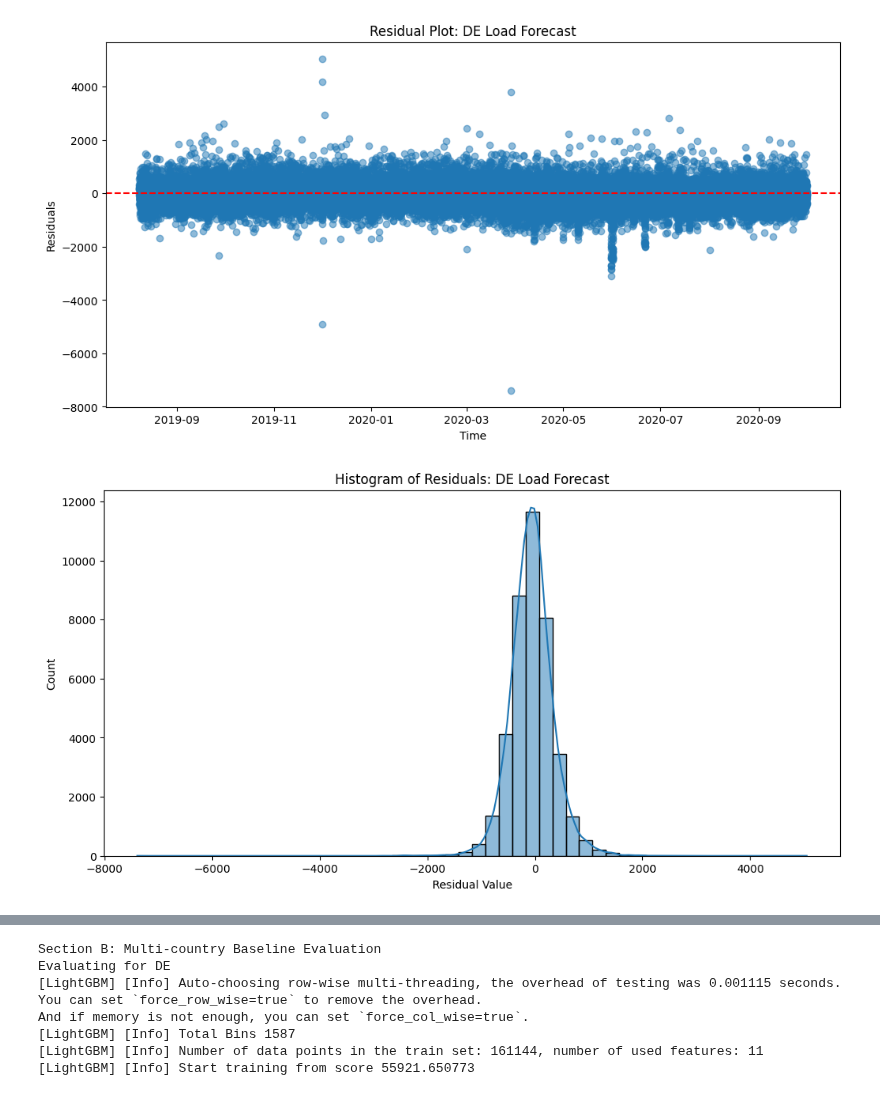
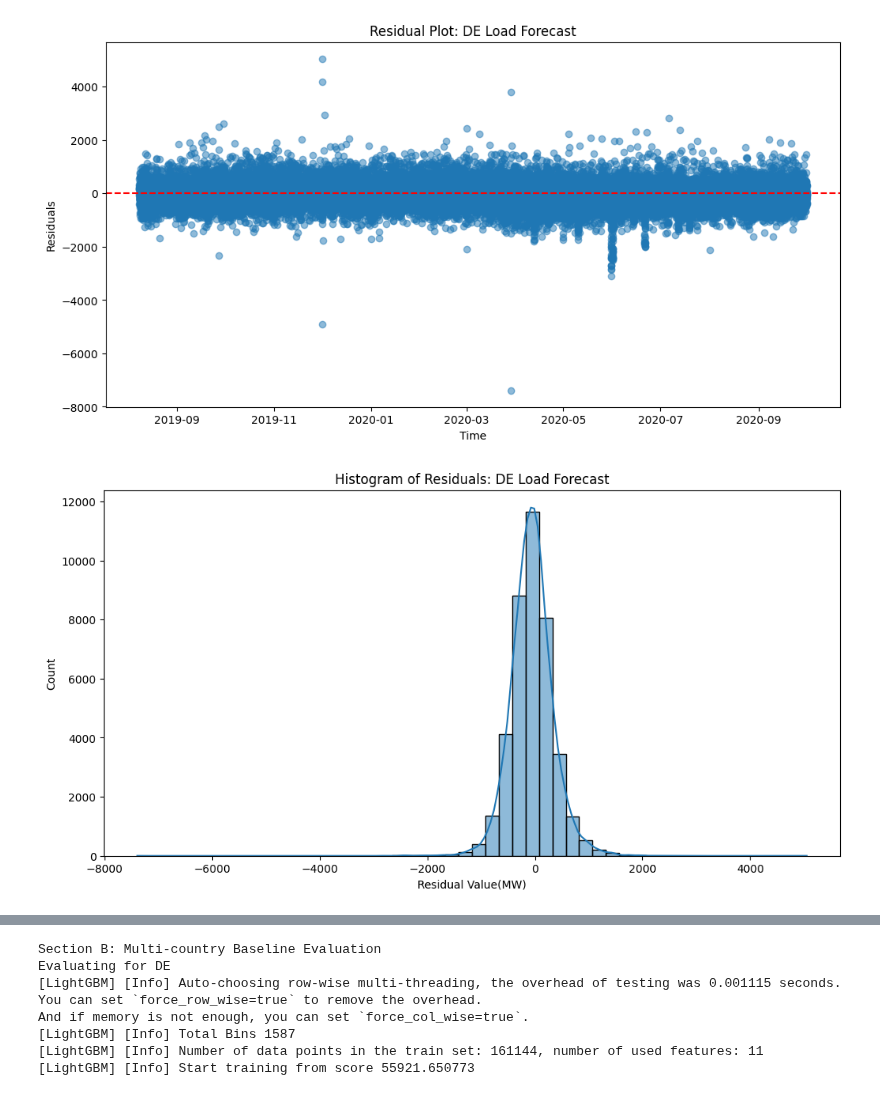
Before and after one commit to Phionanamugga/Energy_Projects, a Jupyter notebook: load_forecasting.ipynb, the cells around one changed output, grey strips where cells are left out. Drawn from its saved outputs; the diff is of its cells as text; code cells hidden in the pictures.

```diff
--- a/load_forecasting.ipynb
+++ b/load_forecasting.ipynb
@@ -598,11 +598,11 @@ plt.show()
 # %%
 # Added: 6. Error histogram with KDE (error distribution analysis)
 plt.figure(figsize=(12,6))
 sns.histplot(residuals, kde=True, bins=50)
 plt.title('Histogram of Residuals: DE Load Forecast')
-plt.xlabel('Residual Value')
+plt.xlabel('Residual Value(MW)')
 plt.show()
 
 mlflow.end_run()
 # %% [output]
-[figure, old version]
+[figure, new version]
```
Also changed, not shown: parts of 1 cell of this notebook.
